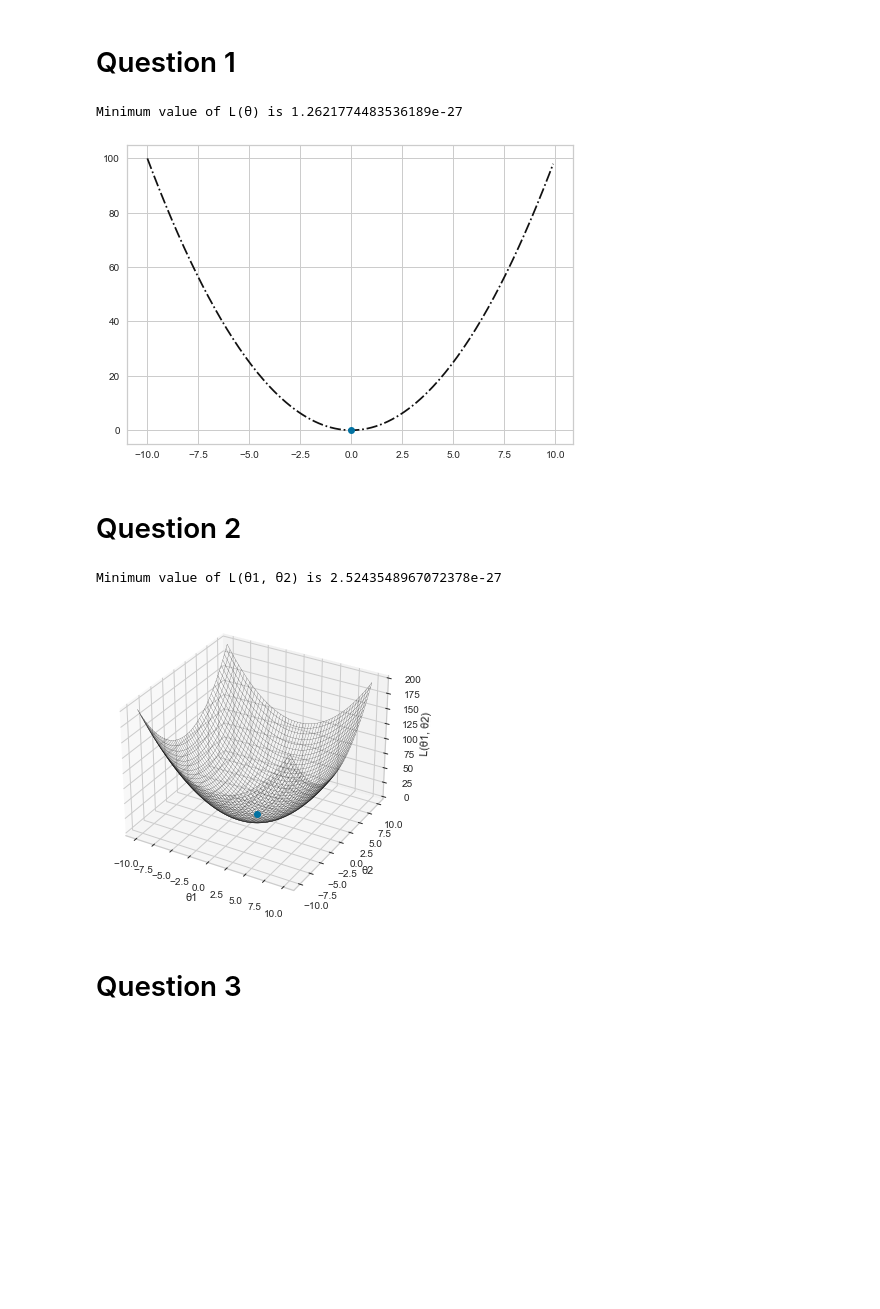
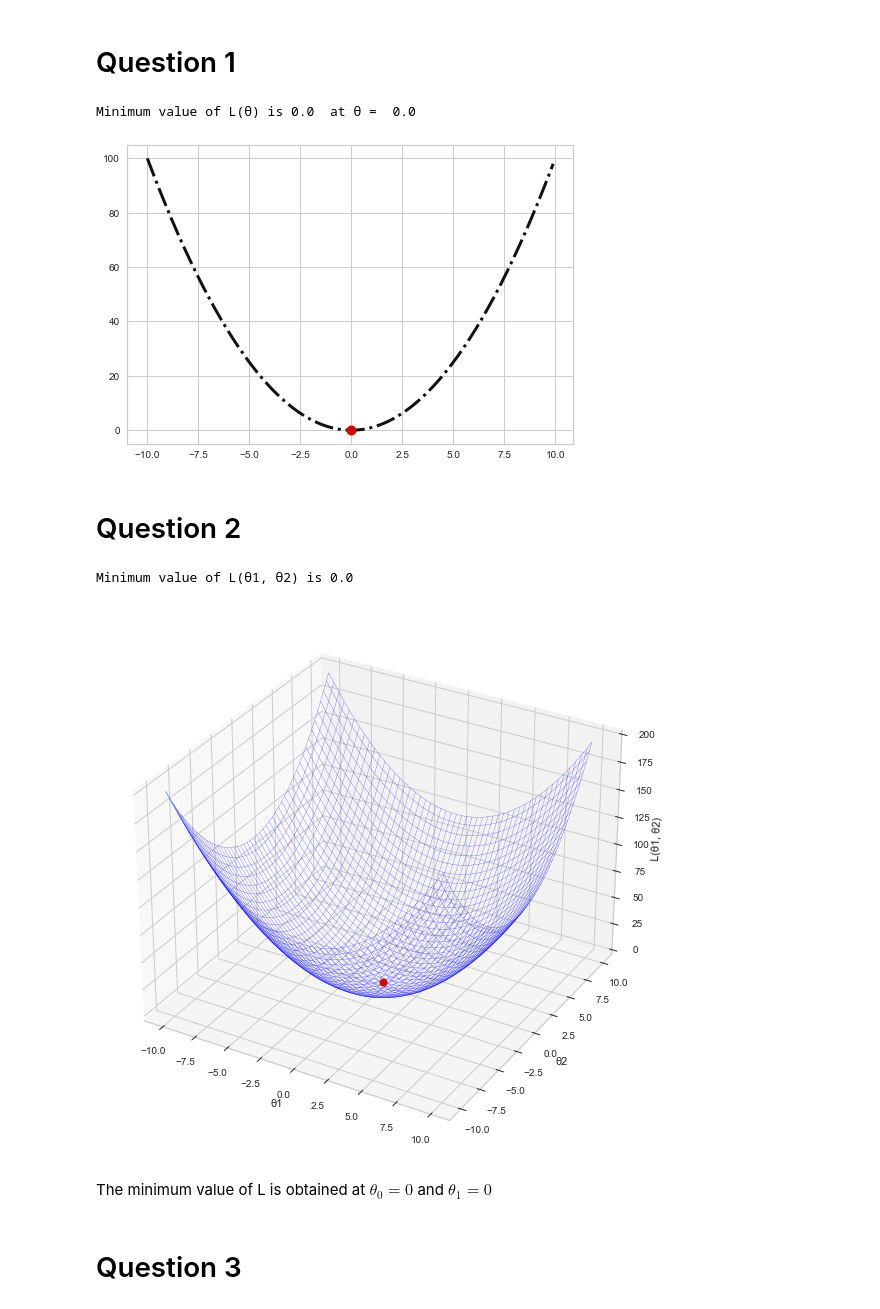
Before and after one commit to arkaprabha10/Machine-Learning, a Jupyter notebook: group28_lab1.ipynb, the cells around one changed output. Saved outputs shown, nothing was run; the diff lists cells and outputs as text; code cells hidden in the pictures; blank space fills up the shorter version.

```diff
--- a/group28_lab1.ipynb
+++ b/group28_lab1.ipynb
@@ -23,46 +23,48 @@ for t in theta:
 min_L_theta = min(L_theta)
 min_loc = np.argwhere(L_theta == min_L_theta)[0,0]
 
-print('Minimum value of L(θ) is', min_L_theta)
+print('Minimum value of L(θ) is', round(min_L_theta), ' at θ = ', round(min_L_theta))
 plt.figure()
-plt.plot(theta, L_theta, 'k-.')
-plt.plot(theta[min_loc], min_L_theta, 'bo')
+plt.plot(theta, L_theta, 'k-.', linewidth=3)
+plt.plot(theta[min_loc], min_L_theta, 'ro', markersize=10)
 plt.show()
 # %% [output]
-Minimum value of L(θ) is 1.2621774483536189e-27
+Minimum value of L(θ) is 0.0  at θ =  0.0
-[figure, old version]
+[figure, new version]
 # %% [markdown]
 # Question 2
 # %%
 def L(theta1, theta2):
     return theta1*theta1 + theta2*theta2
 
 
 theta1 = np.arange(-10,10,0.1)
 theta2 = np.arange(-10,10,0.1)
 L_theta1_theta2 = np.zeros((len(theta1),len(theta2)))
 for i in range(len(theta1)):
     for j in range(len(theta2)):
         L_theta1_theta2[i][j] = L(theta1[i], theta2[j])
 
 min_L_theta1_theta2 = np.min(L_theta1_theta2)
-print('Minimum value of L(θ1, θ2) is', min_L_theta1_theta2)
+print('Minimum value of L(θ1, θ2) is', round(min_L_theta1_theta2))
 min_loc = np.argwhere(L_theta1_theta2 == min_L_theta1_theta2)
 
 x, y = np.meshgrid(theta1, theta2)
 z = L(x, y)
 
-fig = plt.figure()
+fig = plt.figure(figsize=(10, 10))
 ax = plt.axes(projection='3d')
-ax.plot_wireframe(x, y, z, color='k', linewidth=0.2)
-ax.plot(theta1[min_loc[0,0]], theta2[min_loc[0,1]], z[min_loc[0,0],min_loc[0,1]], 'bo')
+ax.plot_wireframe(x, y, z, color='blue', linewidth=0.2)
+ax.plot(theta1[min_loc[0,0]], theta2[min_loc[0,1]], z[min_loc[0,0],min_loc[0,1]], 'ro', markersize=8)
 ax.set_xlabel('θ1')
 ax.set_ylabel('θ2')
 ax.set_zlabel('L(θ1, θ2)')
 plt.show()
 # %% [output]
-Minimum value of L(θ1, θ2) is 2.5243548967072378e-27
+Minimum value of L(θ1, θ2) is 0.0
-[figure, old version]
+[figure, new version]
+# %% [markdown]
+The minimum value of L is obtained at $ \theta_{0} = 0 $ and $ \theta_{1} = 0 $
 # %% [markdown]
 # Question 3
 # %% [markdown]
```
Also changed, not shown: parts of 1 cell of this notebook.
